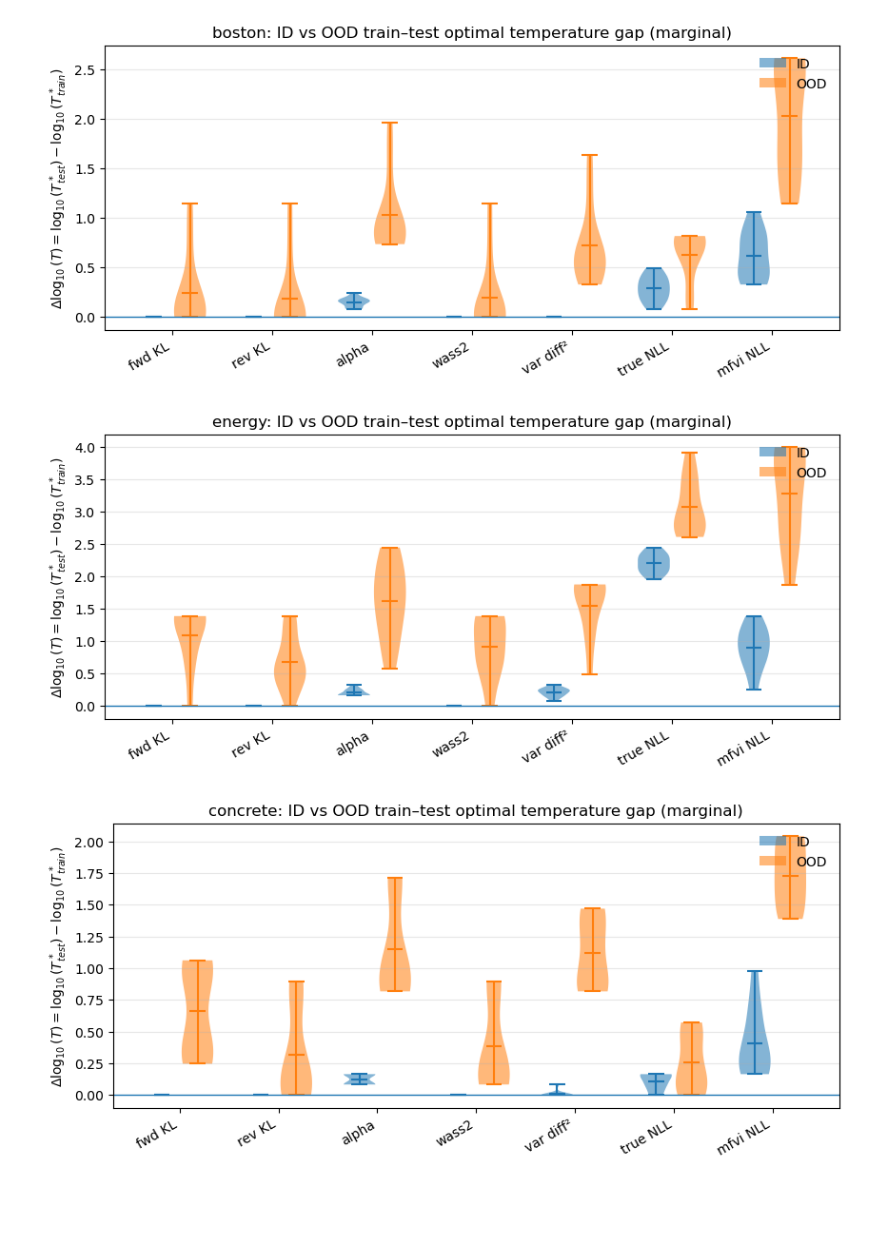
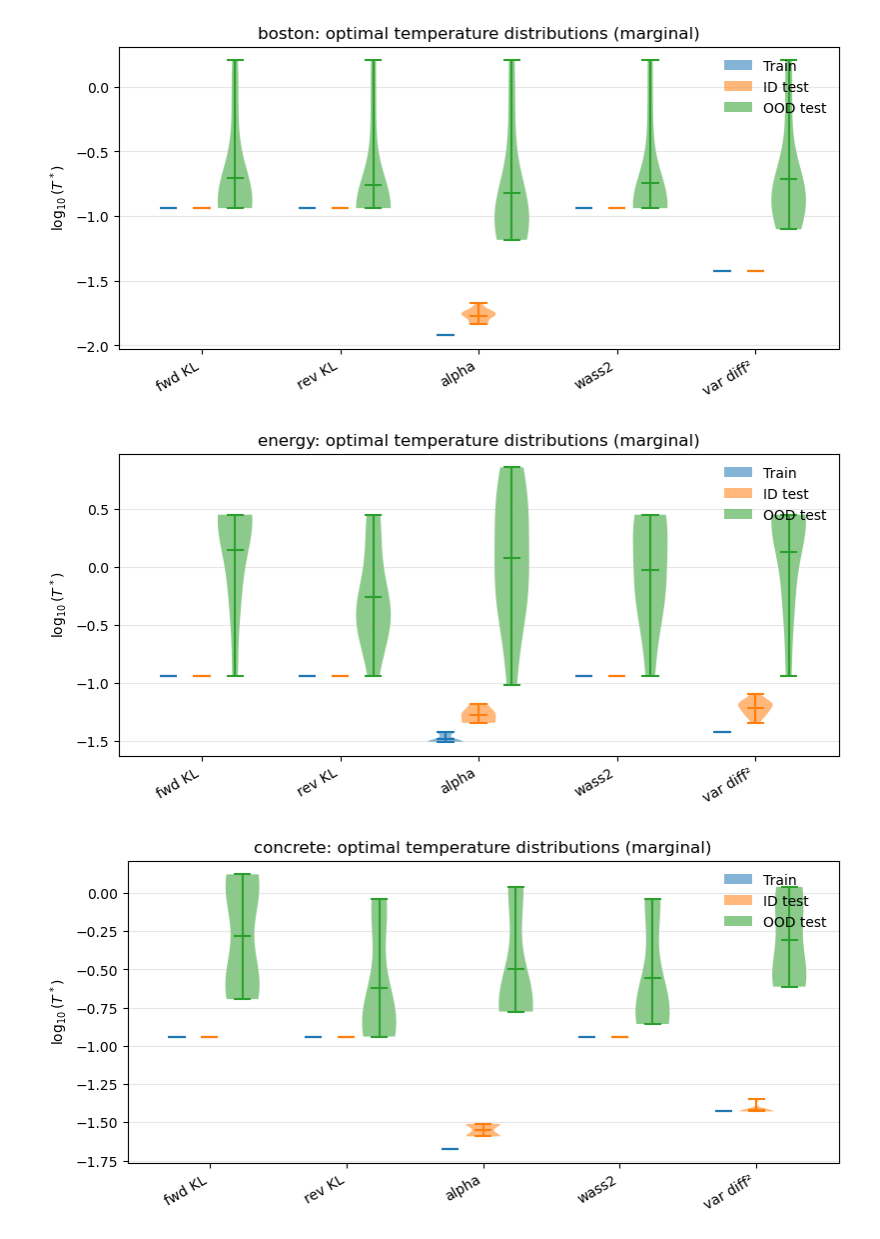
Before and after one commit to jamesacodgers/mfvi-cpe, a Jupyter notebook: play.ipynb, the cells around one changed output. Drawn from its saved outputs; the diff is of its cells as text; code cells hidden in the pictures; blank space fills up the shorter version.

Commit message:
raw temps violins

```diff
--- a/play.ipynb
+++ b/play.ipynb
@@ -10,11 +10,12 @@ path = "figs/uci/uci_divs_rbf_p=5000_l=learned_ood_feat_results.pt"
 
 results_ood = torch.load(path, map_location="cpu", weights_only=False)
 # %%
-figs = id_ood_violin_plots(results_id, results_ood, marg_or_joint=True, include_nll=True)
+# figs = id_ood_violin_plots(results_id, results_ood, marg_or_joint=True, include_nll=True)
+figs = raw_id_ood_violin_plots(results_id, results_ood, marg_or_joint=True)
 
 for d, f in figs.items():
     f.show()
 # %% [output]
-[figure, old version]
+[figure, new version]
-[figure, old version]
+[figure, new version]
-[figure, old version]
+[figure, new version]
```
Also changed, not shown: parts of 2 cells of this notebook, 1 other file.
